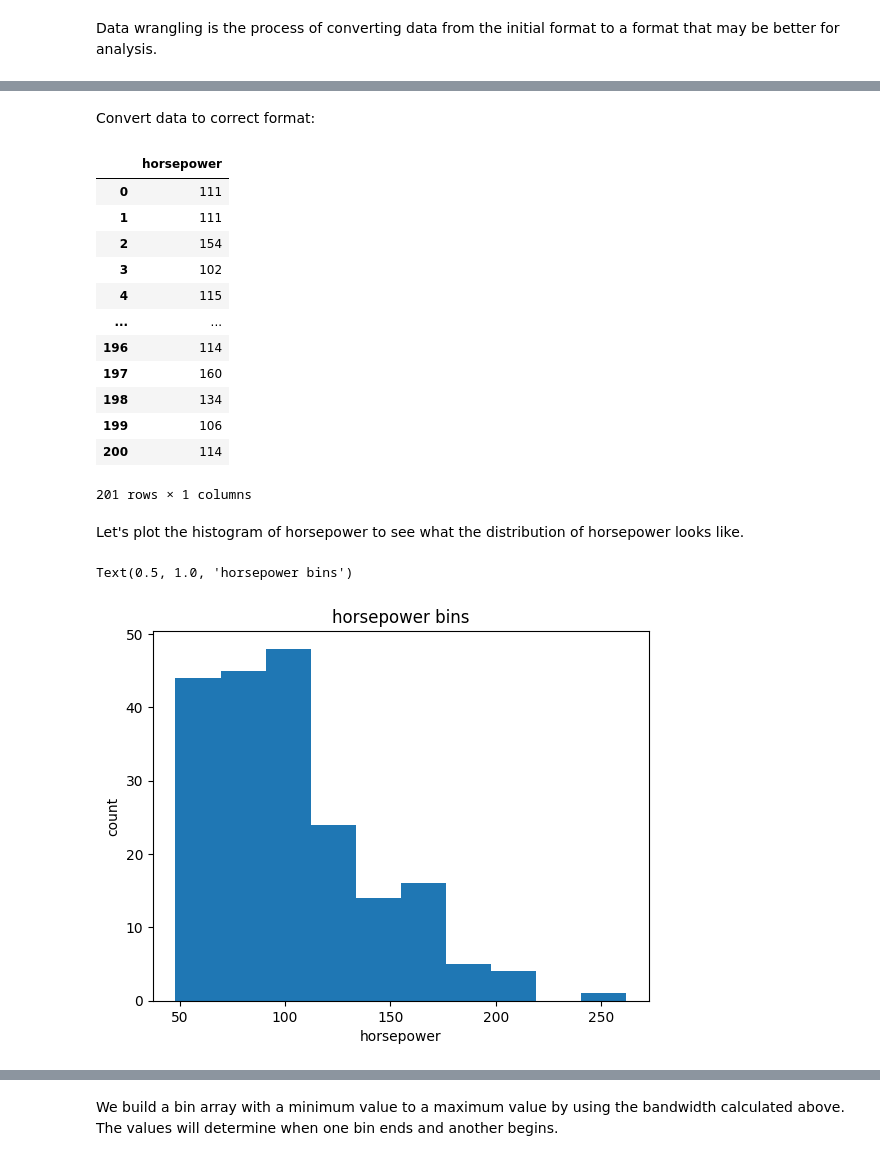
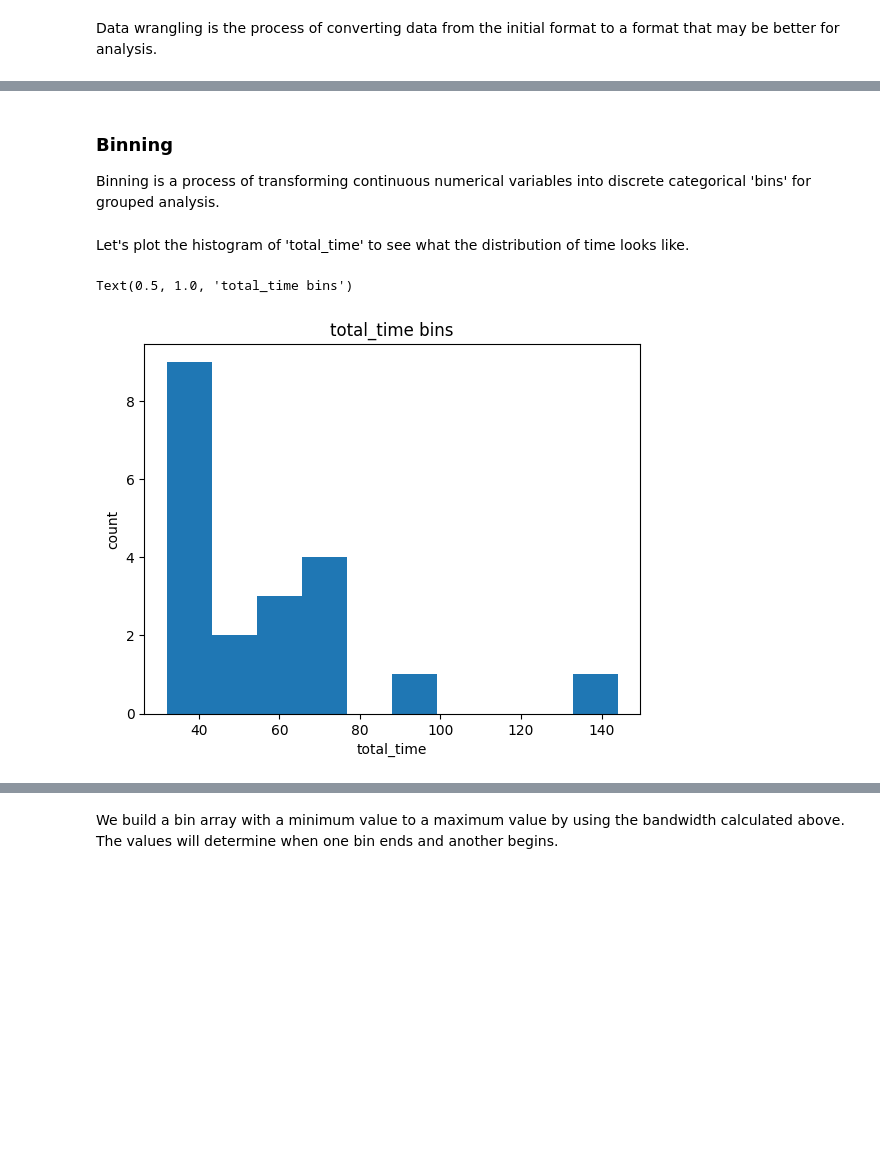
Before and after one commit to UsmanovSla/MGD-RSS, a Jupyter notebook: model/dataScience/DS_02_Exploration.ipynb, the cells around one changed output, grey strips where cells are left out. Cells and saved outputs as stored; diff of their text form; code cells hidden in the pictures; blank space fills up the shorter version.

Commit message:
Data Exploration

```diff
--- a/model/dataScience/DS_02_Exploration.ipynb
+++ b/model/dataScience/DS_02_Exploration.ipynb
@@ -203,6 +115,0 @@ df.head()
-# %%
-# Convert mpg to L/100km by mathematical operation (235 divided by mpg)
-df['city-L/100km'] = 235/df["city-mpg"]
-
-# check your transformed data
-df.head()
@@ -217,9 +115,0 @@ df.head()
-# %%
-# transform mpg to L/100km by mathematical operation (235 divided by mpg)
-df["highway-L/100km"] = 235/df["highway-mpg"]
-
-# rename column name from "highway-mpg" to "highway-L/100km"
-# df.rename(columns={'highway-mpg':'highway-L/100km'}, inplace=True)
-
-# check your transformed data
-df.head()
@@ -245,6 +119,0 @@ df.head()
-# %%
-# replace (original value) by (original value)/(maximum value)
-df['length'] = df['length'] / df['length'].max()
-df['width'] = df['width'] / df['width'].max()
-df['height'] = df['height']/df['height'].max()
-df.head()
@@ -274,24 +120,10 @@ Here we can see we've normalized "length", "width" and "height" in the range of
-# %% [markdown]
- Convert data to correct format:
-# %%
-df["horsepower"] = df["horsepower"].astype(int, copy=True)
-df[["horsepower"]]
-# %% [output]
-|  | horsepower |
-| 0 | 111 |
-| 1 | 111 |
-| 2 | 154 |
-| 3 | 102 |
-| 4 | 115 |
-| ... | ... |
-| 196 | 114 |
-| 197 | 160 |
-| 198 | 134 |
-| 199 | 106 |
-| 200 | 114 |
-201 rows × 1 columns
+# %% [markdown]
+<h3 id="binning">Binning</h3>
+<p>
+    Binning is a process of transforming continuous numerical variables into discrete categorical 'bins' for grouped analysis.
+</p>
 # %% [markdown]
-Let's plot the histogram of horsepower to see what the distribution of horsepower looks like.
+Let's plot the histogram of 'total_time' to see what the distribution of time looks like.
 # %%
 # %pip install matplotlib
 # import libraries for plot
@@ -299,17 +131,14 @@ import matplotlib.pylab as plt
 # %%
 %matplotlib inline
 import matplotlib as plt
 from matplotlib import pyplot
-plt.pyplot.hist(df["horsepower"])
-# plt.pyplot.hist(df["horsepower"], color="green", edgecolor="red", bins=5)
-# plt.pyplot.hist(df["horsepower"], bins=[0, 40, 80, 120, 160, 200], edgecolor="black")
-
+plt.pyplot.hist(df["total_time"])
 
 # set x/y labels and plot title
-plt.pyplot.xlabel("horsepower")
+plt.pyplot.xlabel("total_time")
 plt.pyplot.ylabel("count")
-plt.pyplot.title("horsepower bins")
+plt.pyplot.title("total_time bins")
 # %% [output]
-Text(0.5, 1.0, 'horsepower bins')
+Text(0.5, 1.0, 'total_time bins')
-[figure, old version]
+[figure, new version]
 # %% [markdown]
```
Also changed, not shown: parts of 53 cells of this notebook, 2 other files.
